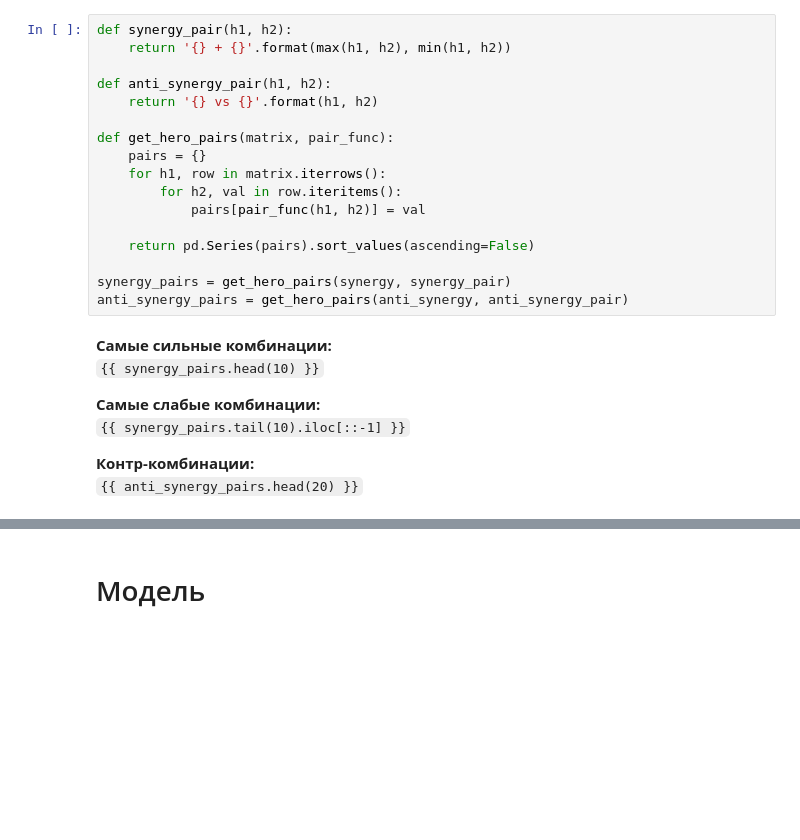
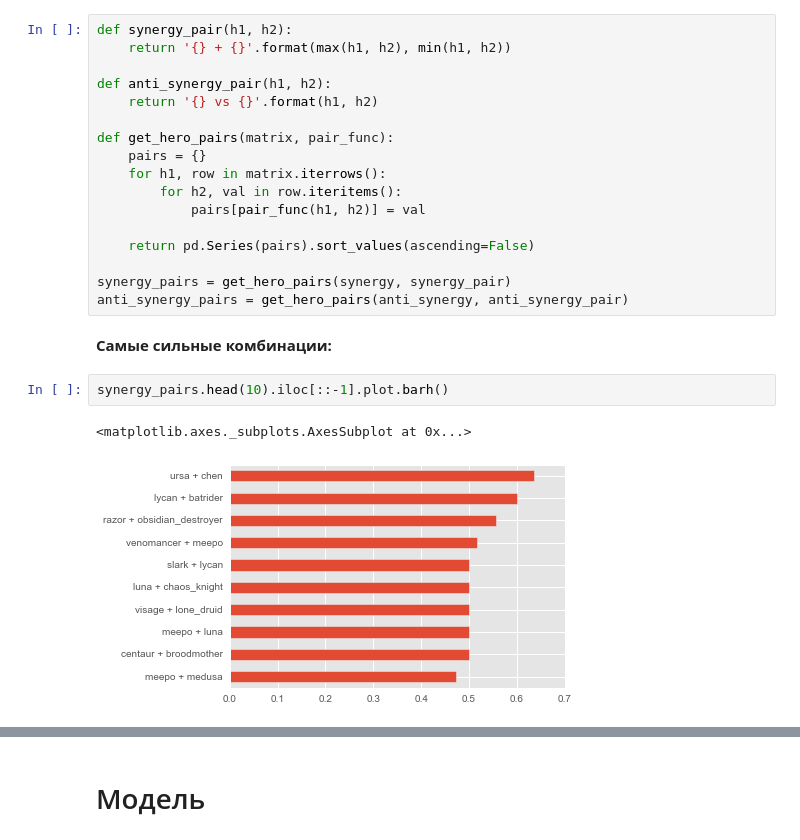
Before and after one commit to blagoffvyacheslav/kaggle, a Jupyter notebook: 2016-02-dota-2-win-probability-prediction/report.ipynb, the cells around one changed output, grey strips where cells are left out. Cells and saved outputs as stored; diff of their text form; blank space fills up the shorter version.

```diff
--- a/2016-02-dota-2-win-probability-prediction/report.ipynb
+++ b/2016-02-dota-2-win-probability-prediction/report.ipynb
@@ -48,12 +68,10 @@ def get_hero_pairs(matrix, pair_func):
 
 synergy_pairs = get_hero_pairs(synergy, synergy_pair)
 anti_synergy_pairs = get_hero_pairs(anti_synergy, anti_synergy_pair)
-# %% [markdown]
-**Самые сильные комбинации:**
-`{{ synergy_pairs.head(10) }}`
-
-**Самые слабые комбинации:**
-`{{ synergy_pairs.tail(10).iloc[::-1] }}`
-
-**Контр-комбинации:**
-`{{ anti_synergy_pairs.head(20) }}`
+# %% [markdown]
+**Самые сильные комбинации:**
+# %%
+synergy_pairs.head(10).iloc[::-1].plot.barh()
+# %% [output]
+<matplotlib.axes._subplots.AxesSubplot at 0x...>
+[figure, added]
```
Also changed, not shown: parts of 16 cells of this notebook, 1 other file.
